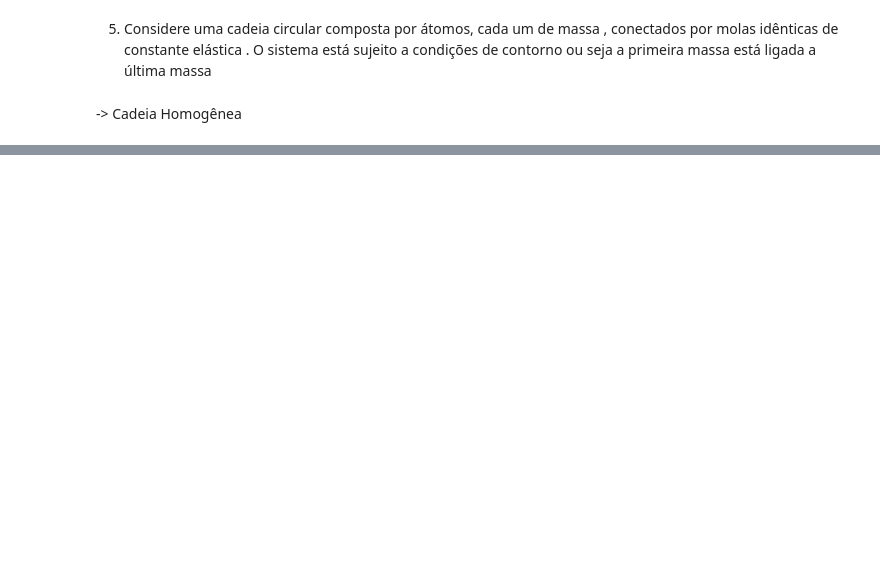
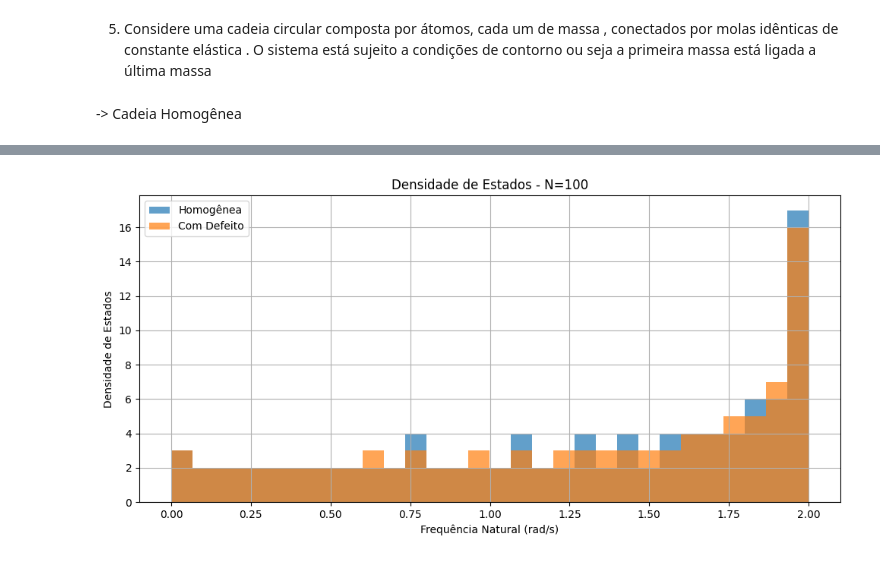
Before and after one commit to matheus-cmramos/AV5, a Jupyter notebook: av5.ipynb, the cells around one changed output, grey strips where cells are left out. Drawn from its saved outputs; the diff is of its cells as text; code cells hidden in the pictures; blank space fills up the shorter version.

```diff
--- a/av5.ipynb
+++ b/av5.ipynb
@@ -72,0 +78,15 @@ plt.show()
+# %%
+#histograma comparando os dois caso de N = 100
+
+plt.figure(figsize=(10, 5))
+plt.hist(w100, bins=30, alpha=0.7, label='Homogênea')
+plt.hist(w100_defeito, bins=30, alpha=0.7, label='Com Defeito')
+plt.xlabel('Frequência Natural (rad/s)')
+plt.ylabel('Densidade de Estados')
+plt.title('Densidade de Estados - N=100')
+plt.legend()
+plt.grid(True)
+plt.tight_layout()
+plt.show()
+# %% [output]
+[figure, added]
```
Also changed, not shown: parts of 6 cells of this notebook.
